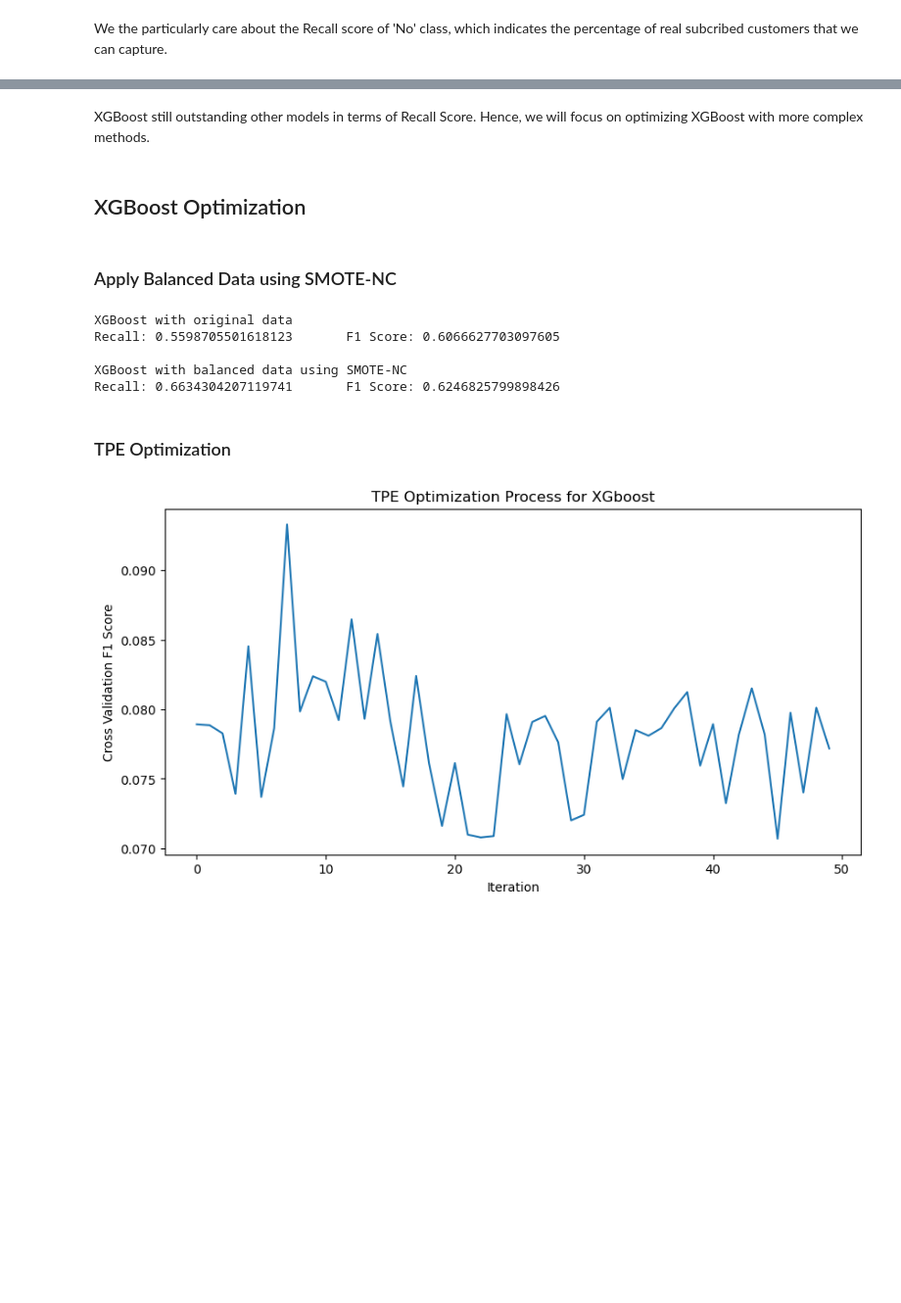
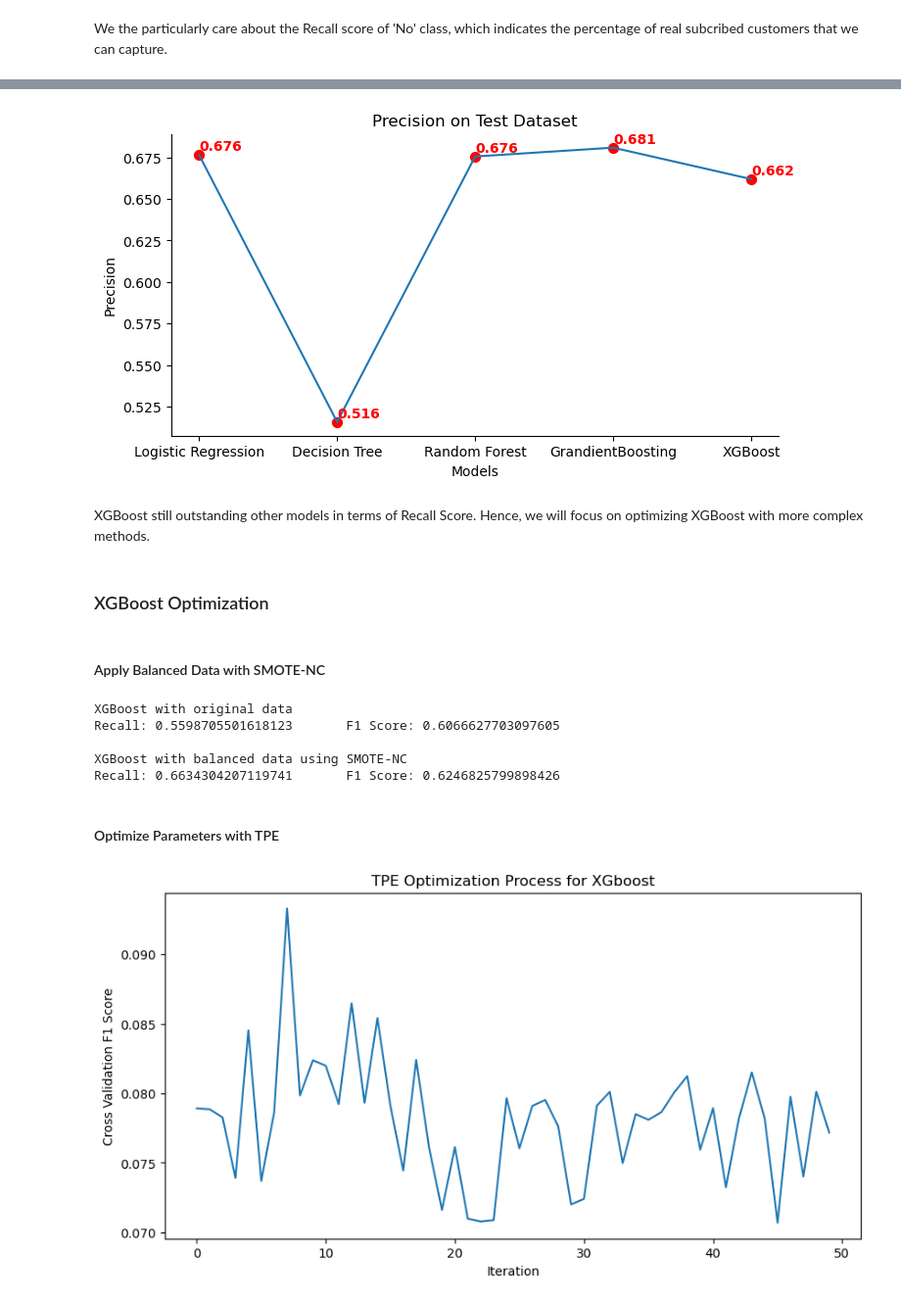
Before and after one commit to HaiNguyen2903/Telecom_Customer_Understanding, a Jupyter notebook: models.ipynb, the cells around one changed output, grey strips where cells are left out. Shown: that part at 98% size. Saved outputs shown, nothing was run; the diff lists cells and outputs as text; code cells hidden in the pictures; blank space fills up the shorter version.

```diff
--- a/models.ipynb
+++ b/models.ipynb
@@ -378,9 +398,18 @@ visualize_score_mutli_models(model_test_reports, ax,
+# %%
+fig, ax = plt.subplots(figsize=(8, 4))
+
+visualize_score_mutli_models(model_test_reports, ax,
+                            title='Precision on Test Dataset',
+                            xlabel='Models', ylabel='Precision',
+                            metric='precision')
+# %% [output]
+[figure, added]
 # %% [markdown]
 XGBoost still outstanding other models in terms of Recall Score. Hence, we will focus on optimizing XGBoost with more complex methods.
 # %% [markdown]
-## XGBoost Optimization
+### XGBoost Optimization
 # %% [markdown]
-### Apply Balanced Data using SMOTE-NC
+#### Apply Balanced Data with SMOTE-NC
 # %%
 xgb = XGBClassifier()
 
@@ -398,7 +427,7 @@ Recall: 0.5598705501618123       F1 Score: 0.6066627703097605
 XGBoost with balanced data using SMOTE-NC
 Recall: 0.6634304207119741       F1 Score: 0.6246825799898426
 # %% [markdown]
-### TPE Optimization
+#### Optimize Parameters with TPE
 # %%
 xgb_params_space = {
     'learning_rate': hp.uniform('learning_rate', 0.01, 0.3),
```
Also changed, not shown: parts of 44 cells of this notebook, 1 other file.
